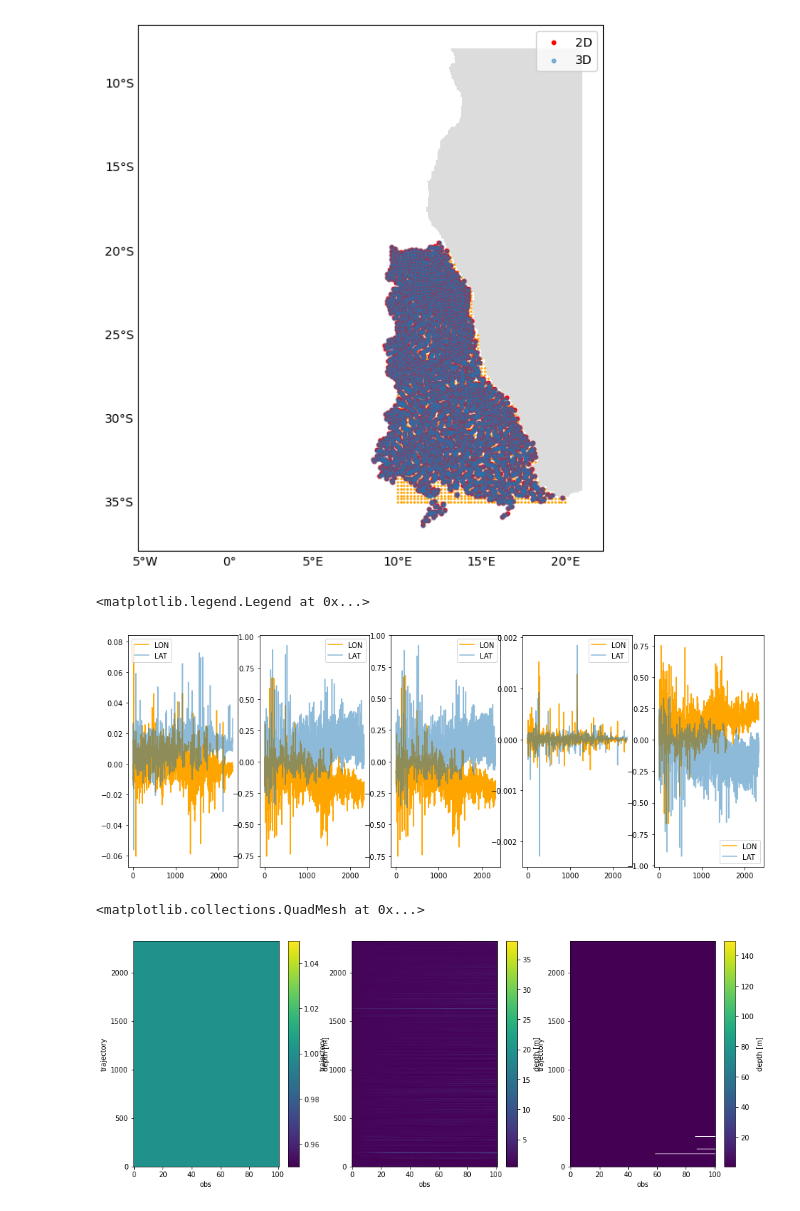
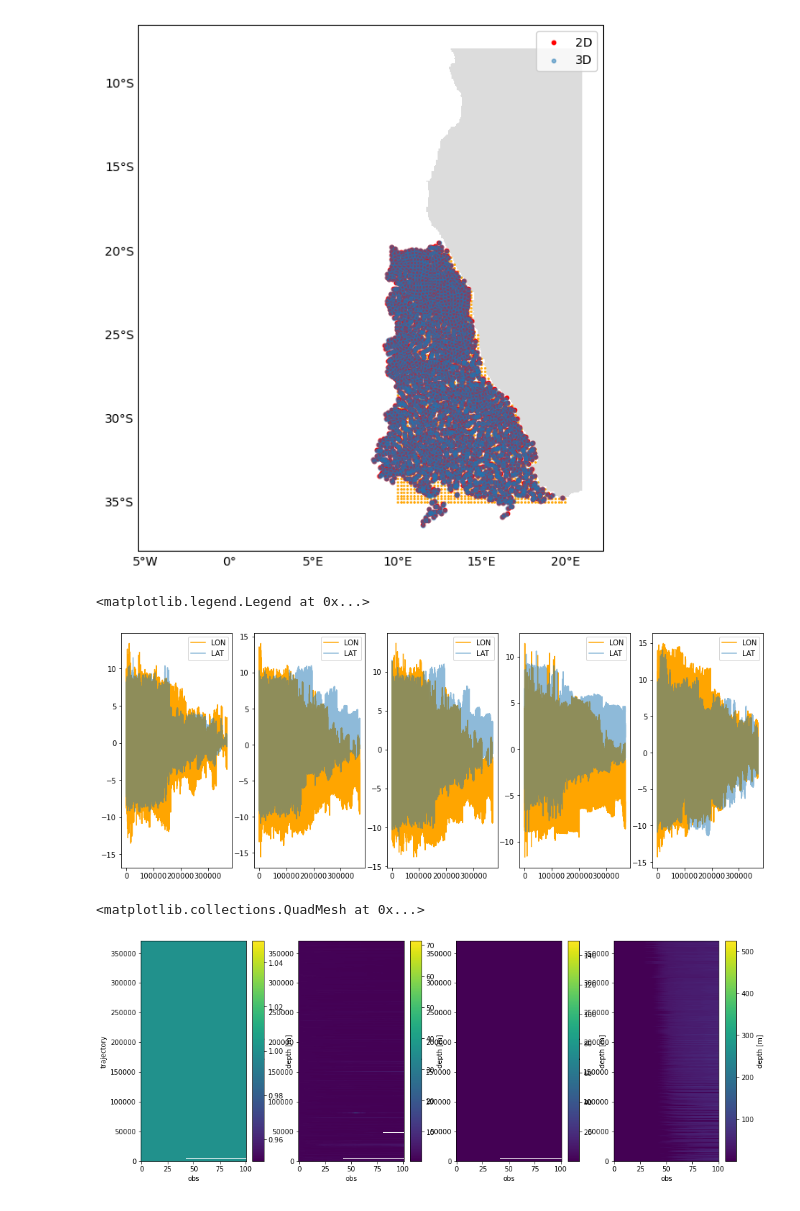
Before and after one commit to OceanParcels/atlanteco_plankton_plastic_nutrients_dispersion, a Jupyter notebook: src/analysis/Luderitz_release_analysis.ipynb, the cells around one changed output. Cells and saved outputs as stored; diff of their text form; code cells hidden in the pictures.

```diff
--- a/src/analysis/Luderitz_release_analysis.ipynb
+++ b/src/analysis/Luderitz_release_analysis.ipynb
@@ -17,14 +17,18 @@ home_folder = '/nethome/manra003/analysis/dispersion/simulations/'
 # ds3D=xr.open_zarr(home_folder+'Fwd_3D_Luderitz_117x117_Nov01-31_2017_0z_100days.zarr')
 # ds2D=xr.open_zarr(home_folder+'Fwd_2D_Luderitz_117x117_Nov01-31_2017_0z_100days.zarr')
 # dsdvm=xr.open_zarr(home_folder+'Fwd_DVM_Luderitz_117x117_Nov01-31_2017_1z_100days.zarr')
-# ds2D = xr.open_zarr(home_folder + "Fwd_2D_Jul2023_BenguelaUpwR_117x117_Dec2017_1z_100days.zarr")
-# ds3D = xr.open_zarr(home_folder + "Fwd_3D_Jul2023_BenguelaUpwR_117x117_Dec2017_1z_100days.zarr")
+ds2D = xr.open_zarr(home_folder + "Fwd_2D_Jul2023_BenguelaUpwR_117x117_Dec2017_1z_100days.zarr")
+ds3D = xr.open_zarr(home_folder + "Fwd_3D_Jul2023_BenguelaUpwR_117x117_Dec2017_1z_100days.zarr")
 # dsdvm = xr.open_zarr(home_folder + "Fwd_DVM_Jul2023_BenguelaUpwR_117x117_Dec2017_1z_100days.zarr")
+dsdvm = xr.open_zarr(home_folder + "NewAug2023_DVM_BenguelaUpwR_1ov64_961x641res_Dec2017_1z_100days.zarr")
 
-ds2D = xr.open_zarr(home_folder + "08Aug2023_2D_BenguelaUpwR_pt2gridres_Dec2017_1z_100days_radius1mm_density1010.zarr")
-ds3D = xr.open_zarr(home_folder + "08Aug2023_3D_BenguelaUpwR_pt2gridres_Dec2017_1z_100days_radius1mm_density1010.zarr")
-dsdvm = xr.open_zarr(home_folder + "08Aug2023_DVM_BenguelaUpwR_pt2gridres_Dec2017_1z_100days_radius1mm_density1010.zarr")
-dsbp = xr.open_zarr(home_folder + "08Aug2023_3D_BP_BenguelaUpwR_pt2gridres_Dec2017_1z_100days_radius1mm_density1010.zarr")
+dsbp = xr.open_zarr(home_folder + "Fwd_3D_BP_Jul2023_BenguelaUpwR_117x117_Dec2017_1z_100days.zarr")
+
+
+# ds2D = xr.open_zarr(home_folder + "08Aug2023_2D_BenguelaUpwR_pt2gridres_Dec2017_1z_100days_radius1mm_density1010.zarr")
+# ds3D = xr.open_zarr(home_folder + "08Aug2023_3D_BenguelaUpwR_pt2gridres_Dec2017_1z_100days_radius1mm_density1010.zarr")
+# dsdvm = xr.open_zarr(home_folder + "08Aug2023_DVM_BenguelaUpwR_pt2gridres_Dec2017_1z_100days_radius1mm_density1010.zarr")
+# dsbp = xr.open_zarr(home_folder + "08Aug2023_3D_BP_BenguelaUpwR_pt2gridres_Dec2017_1z_100days_radius1mm_density1025.zarr")
 # %%
 # OLD- Particles are getting deleted due to model indexing in the fieldset- expanded the fieldset.
 # need to avoid deletion to compute reliable CDF (pre 08-08-2023 simulation)
@@ -79,36 +83,39 @@ plt.show()
 # %% [output]
 [figure]
 # %%
+t_step=99
+
 fig, ax= plt.subplots(ncols=5,nrows=1, figsize=(16,6))
 
 ax[0].plot(ds2D['lon'][:, t_step]-ds3D['lon'][:, t_step], c='orange', label="LON")
 ax[0].plot(ds2D['lat'][:, t_step]-ds3D['lat'][:, t_step], alpha = 0.5, label = 'LAT')
 ax[0].legend()
 ax[1].plot(ds2D['lon'][:, t_step]-dsdvm['lon'][:, t_step], c='orange', label="LON")
 ax[1].plot(ds2D['lat'][:, t_step]-dsdvm['lat'][:, t_step], alpha = 0.5, label = 'LAT')
 ax[1].legend()
 
 ax[2].plot(ds3D['lon'][:, t_step]-dsdvm['lon'][:, t_step], c='orange', label="LON")
 ax[2].plot(ds3D['lat'][:, t_step]-dsdvm['lat'][:, t_step], alpha = 0.5, label = 'LAT')
 ax[2].legend()
 
 ax[3].plot(ds2D['lon'][:, t_step]-dsbp['lon'][:, t_step], c='orange', label="LON")
 ax[3].plot(ds2D['lat'][:, t_step]-dsbp['lat'][:, t_step], alpha = 0.5, label = 'LAT')
 ax[3].legend()
 
 ax[4].plot(dsdvm['lon'][:, t_step]-dsbp['lon'][:, t_step], c='orange', label="LON")
 ax[4].plot(dsdvm['lat'][:, t_step]-dsbp['lat'][:, t_step], alpha = 0.5, label = 'LAT')
 ax[4].legend()
 # %% [output]
 <matplotlib.legend.Legend at 0x...>
-[figure, old version]
+[figure, new version]
 # %%
-fig, ax= plt.subplots(ncols=3,nrows=1, figsize=(16,6))
+fig, ax= plt.subplots(ncols=4,nrows=1, figsize=(16,6))
 ds2D.z.plot(ax=ax[0])
 
 ds3D.z.plot(ax=ax[1])
 dsdvm.z.plot(ax=ax[2])
+dsbp.z.plot(ax=ax[3])
 # %% [output]
 <matplotlib.collections.QuadMesh at 0x...>
-[figure, old version]
+[figure, new version]
 # %%
```
Also changed, not shown: parts of 16 cells of this notebook.
